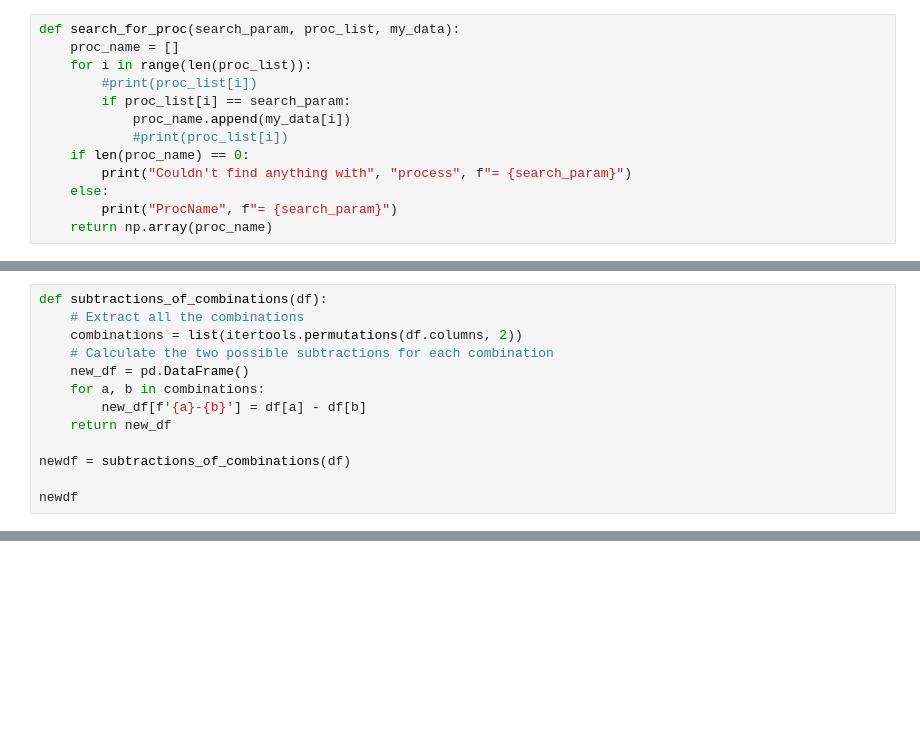
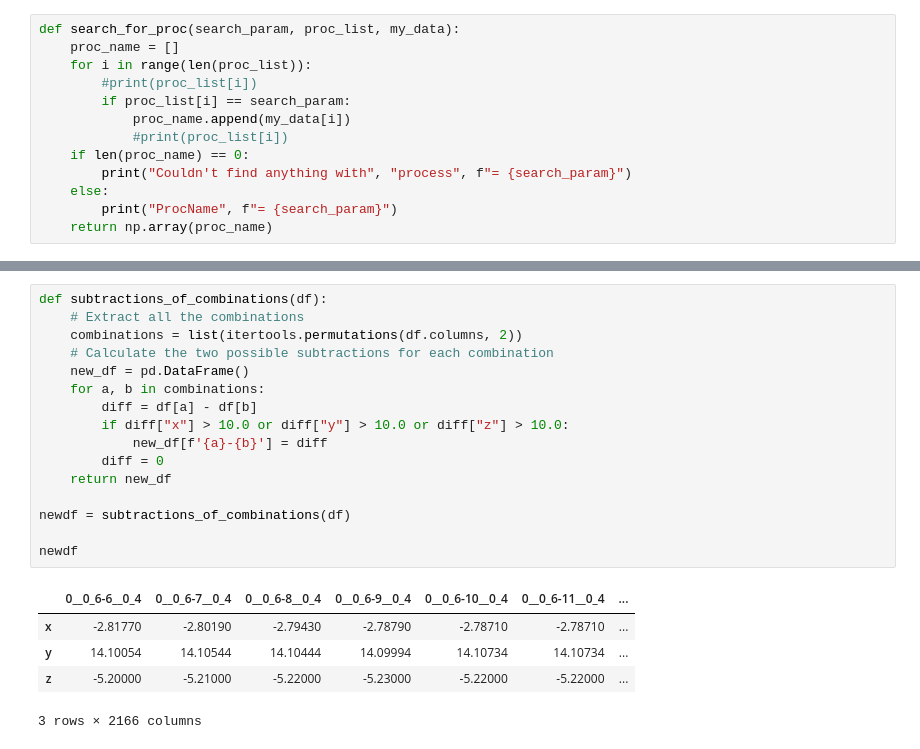
Before and after one commit to sierracthomas/neutrino_work, a Jupyter notebook: misc_projects_and_data/spectrum_runs/blips_blobs.ipynb, the cells around one changed output, grey strips where cells are left out. Cells and saved outputs as stored; diff of their text form; blank space fills up the shorter version.

```diff
--- a/misc_projects_and_data/spectrum_runs/blips_blobs.ipynb
+++ b/misc_projects_and_data/spectrum_runs/blips_blobs.ipynb
@@ -167,13 +128,0 @@ ProcName = Transportation
-# %%
-def subtractions_of_combinations(df):
-    # Extract all the combinations
-    combinations = list(itertools.permutations(df.columns, 2))
-    # Calculate the two possible subtractions for each combination
-    new_df = pd.DataFrame()
-    for a, b in combinations:
-        new_df[f'{a}-{b}'] = df[a] - df[b]
-    return new_df
-
-newdf = subtractions_of_combinations(df)
-
-newdf
@@ -191,0 +168,22 @@ df
+# %%
+def subtractions_of_combinations(df):
+    # Extract all the combinations
+    combinations = list(itertools.permutations(df.columns, 2))
+    # Calculate the two possible subtractions for each combination
+    new_df = pd.DataFrame()
+    for a, b in combinations:
+        diff = df[a] - df[b]
+        if diff["x"] > 10.0 or diff["y"] > 10.0 or diff["z"] > 10.0:
+            new_df[f'{a}-{b}'] = diff
+        diff = 0
+    return new_df
+
+newdf = subtractions_of_combinations(df)
+
+newdf
+# %% [output]
+|  | 0__0_6-6__0_4 | 0__0_6-7__0_4 | 0__0_6-8__0_4 | 0__0_6-9__0_4 | 0__0_6-10__0_4 | 0__0_6-11__0_4 | ... |
+| x | -2.81770 | -2.80190 | -2.79430 | -2.78790 | -2.78710 | -2.78710 | ... |
+| y | 14.10054 | 14.10544 | 14.10444 | 14.09994 | 14.10734 | 14.10734 | ... |
+| z | -5.20000 | -5.21000 | -5.22000 | -5.23000 | -5.22000 | -5.22000 | ... |
+3 rows × 2166 columns
```
Also changed, not shown: parts of 8 cells of this notebook.
